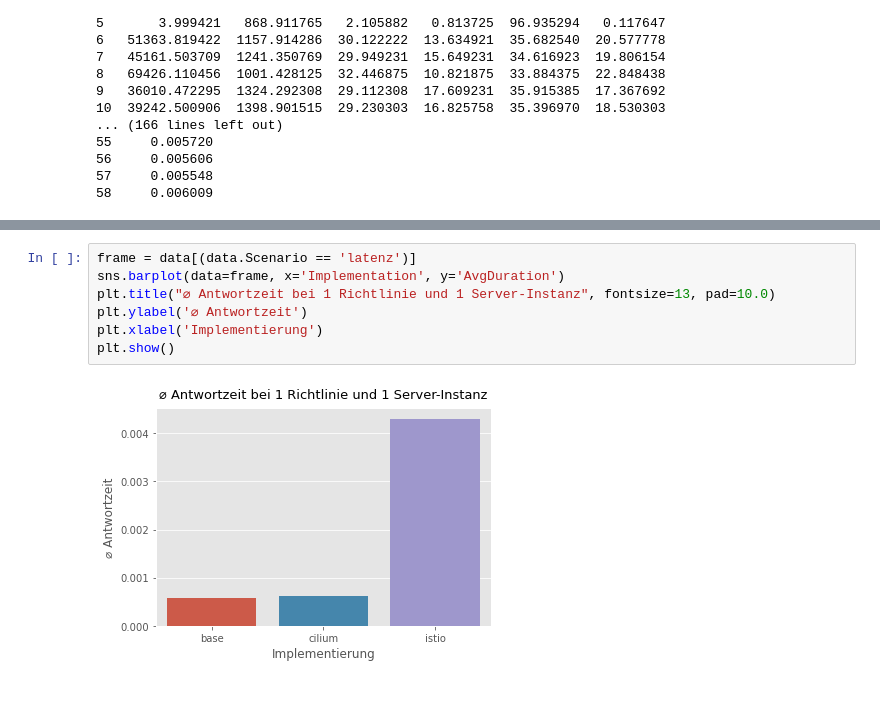
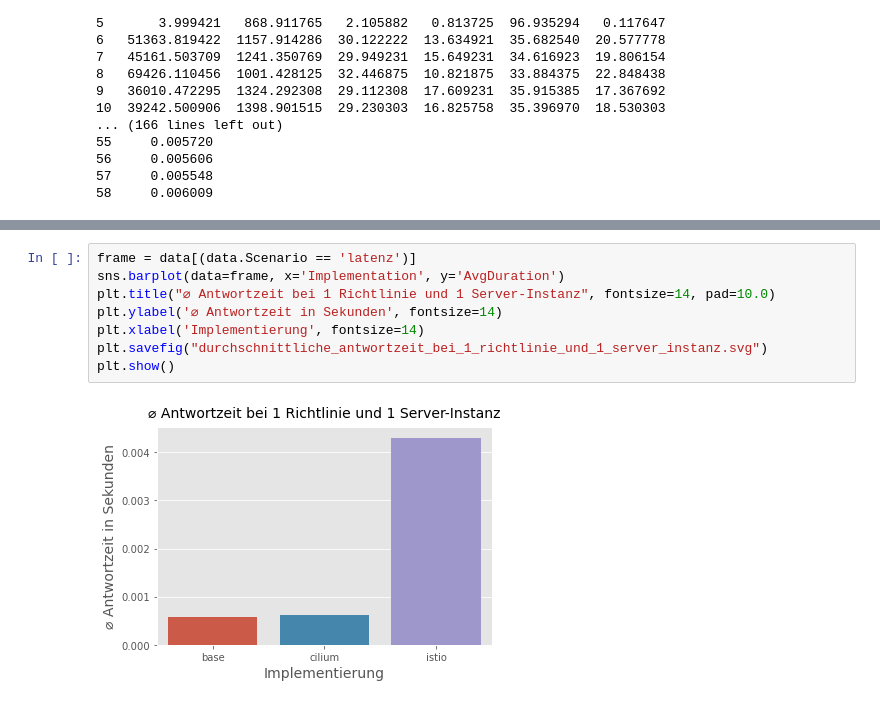
Before and after one commit to codafuerte/netzwerkrichtlinien-messungen, a Jupyter notebook: evaluation/Evaluation.ipynb, the cells around one changed output, grey strips where cells are left out. Drawn from its saved outputs; the diff is of its cells as text.

```diff
--- a/evaluation/Evaluation.ipynb
+++ b/evaluation/Evaluation.ipynb
@@ -98,12 +100,13 @@ plt.show()
 # %%
 frame = data[(data.Scenario == 'latenz')]
 sns.barplot(data=frame, x='Implementation', y='AvgDuration')
-plt.title("⌀ Antwortzeit bei 1 Richtlinie und 1 Server-Instanz", fontsize=13, pad=10.0)
-plt.ylabel('⌀ Antwortzeit')
-plt.xlabel('Implementierung')
+plt.title("⌀ Antwortzeit bei 1 Richtlinie und 1 Server-Instanz", fontsize=14, pad=10.0)
+plt.ylabel('⌀ Antwortzeit in Sekunden', fontsize=14)
+plt.xlabel('Implementierung', fontsize=14)
+plt.savefig("durchschnittliche_antwortzeit_bei_1_richtlinie_und_1_server_instanz.svg")
 plt.show()
 # %% [output]
-[figure, old version]
+[figure, new version]
 # %%
 frame = data[(data.Scenario == 'pod-skalierbarkeit')]
 sns.lineplot(data=frame, x='NumPods', y='ActualQPS', hue='Implementation')
```
Also changed, not shown: parts of 4 cells of this notebook, 1 other file.
